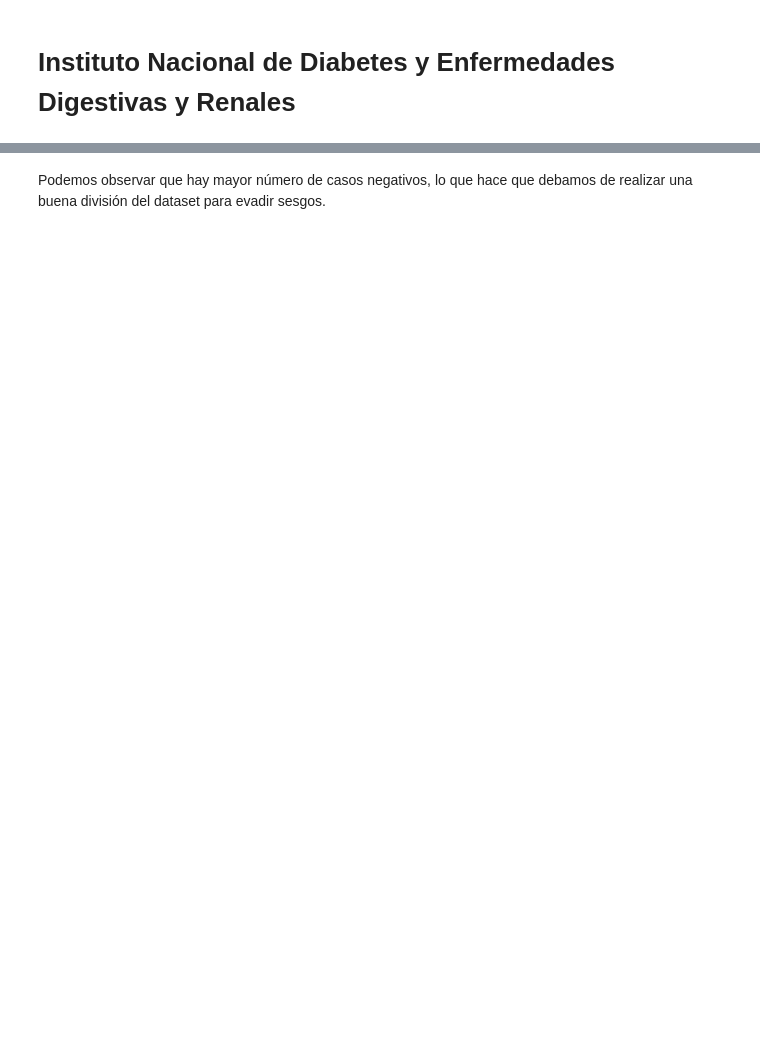
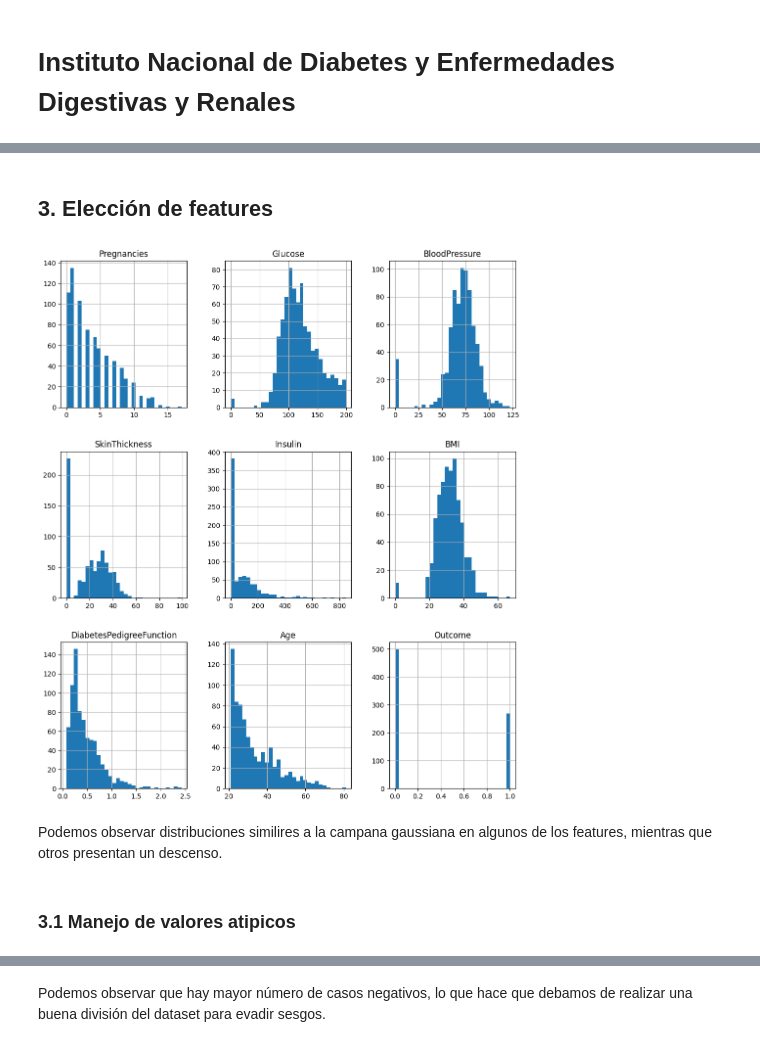
Before and after one commit to XoulEater/Proyecto_1_IA, a Jupyter notebook: diabetes.ipynb, the cells around one changed output, grey strips where cells are left out. Cells and saved outputs as stored; diff of their text form; code cells hidden in the pictures; blank space fills up the shorter version.

```diff
--- a/diabetes.ipynb
+++ b/diabetes.ipynb
@@ -132,0 +22,6 @@ plt.show()
+# %%
+# Load the data
+data = pd.read_csv('diabetes.csv')
+
+# Print the first few rows of the data
+print(data.head())
@@ -132,0 +75,2 @@ plt.show()
+# %% [markdown]
+## 3. Elección de features
@@ -132,0 +79,9 @@ plt.show()
+# %%
+data.hist(figsize=(12, 14), bins=30) # histograma de los datos para ver la distribucion de los datos en cada columna de la data
+plt.show() # muestra el histograma de los datos
+# %% [output]
+[figure, added]
+# %% [markdown]
+Podemos observar distribuciones similires a la campana gaussiana en algunos de los features, mientras que otros presentan un descenso.
+# %% [markdown]
+### 3.1 Manejo de valores atipicos
```
Also changed, not shown: parts of 70 cells of this notebook.
